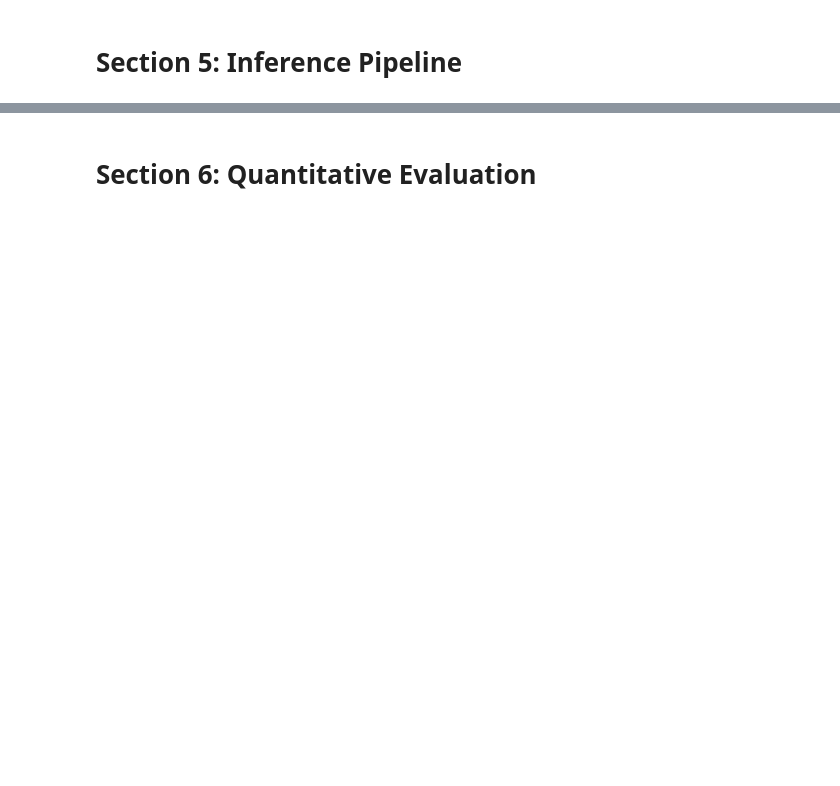
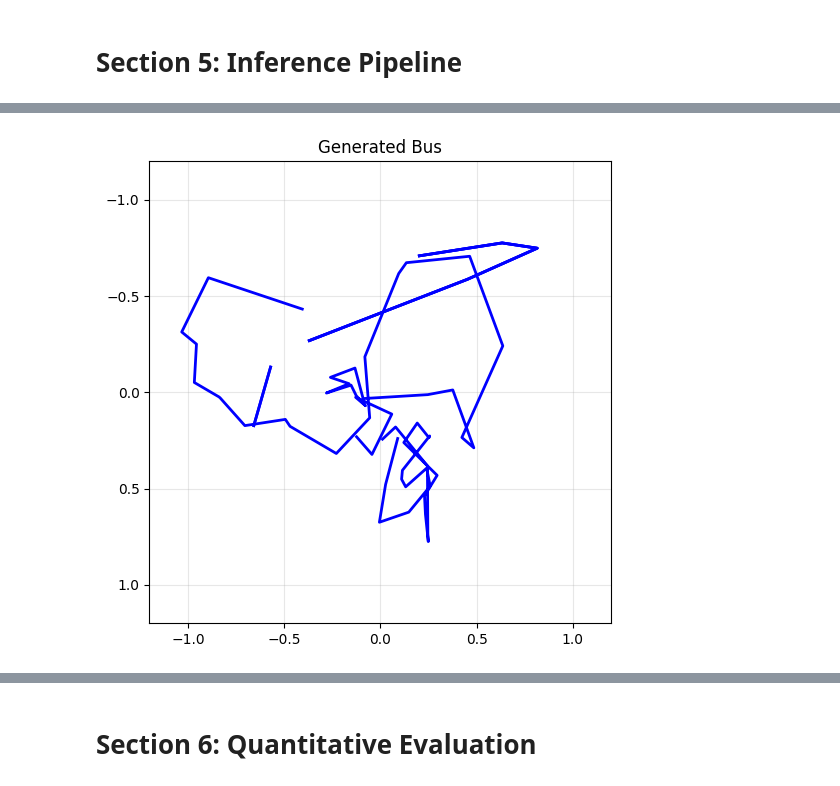
Before and after one commit to CaganKiper/myth-case-study, a Jupyter notebook: Technical_Assignment/Technical_Assignment.ipynb, the cells around one changed output, grey strips where cells are left out. Cells and saved outputs as stored; diff of their text form; code cells hidden in the pictures; blank space fills up the shorter version.

```diff
--- a/Technical_Assignment/Technical_Assignment.ipynb
+++ b/Technical_Assignment/Technical_Assignment.ipynb
@@ -1045,4 +1192,6 @@ plot_sketch(cat_sample, "Generated Cat")
 # %%
-bus_sample = generate_sample(models['bus'], noise_schedule)
+bus_sample = generate_sample(models_list['bus'], noise_schedule)
 plot_sketch(bus_sample, "Generated Bus")
+# %% [output]
+[figure, added]
 # %%
```
Also changed, not shown: parts of 58 cells of this notebook.
